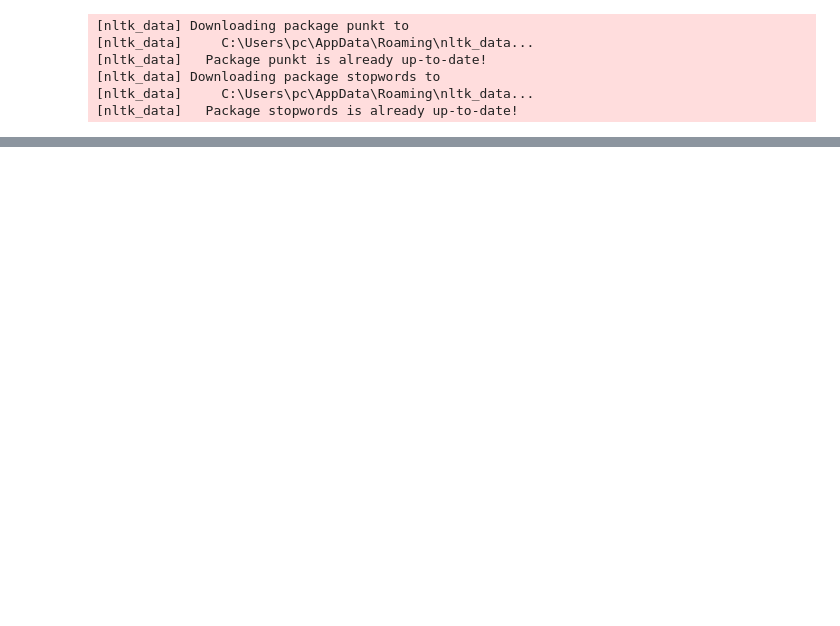
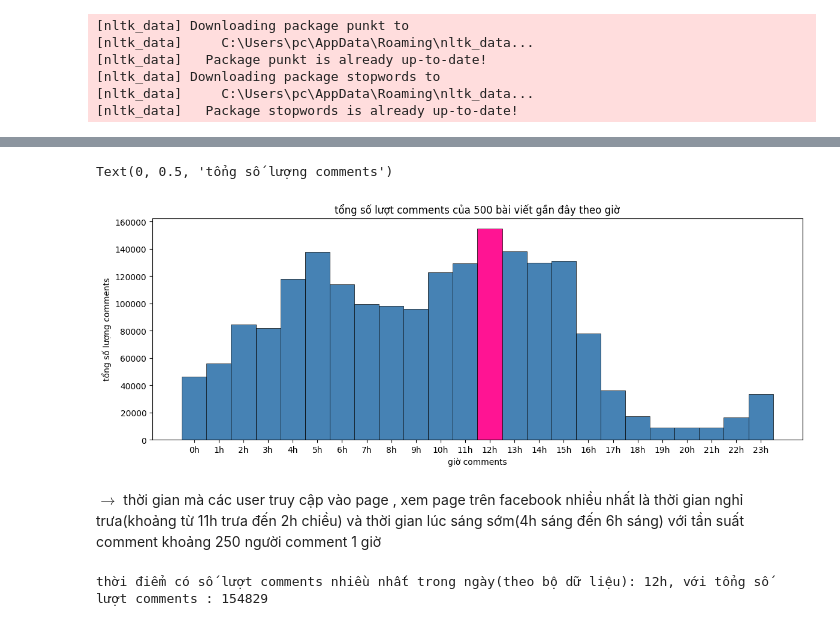
Before and after one commit to VuThanhDat14122004/big, a Jupyter notebook: analyze.ipynb, the cells around one changed output, grey strips where cells are left out. Drawn from its saved outputs; the diff is of its cells as text; code cells hidden in the pictures; blank space fills up the shorter version.

```diff
--- a/analyze.ipynb
+++ b/analyze.ipynb
@@ -292,0 +166,29 @@ Text(0.5, 0, 'Các bài viết')
+# %%
+#biểu đồ trực quan
+series_time_comments = pd.Series(list_time_comments_created)
+max_comment = series_time_comments.value_counts().sort_index().max()
+fig_time_comments ,ax_time_comments = plt.subplots(1,1)
+y = [(str(i)+'h')for i in range (0,24)]
+color_comment = []
+for i in range(24):
+    if series_time_comments.value_counts().sort_index().values[i] == max_comment:
+        color_comment.append('deeppink')
+    else:
+        color_comment.append('steelblue')
+ax_time_comments.bar(y, series_time_comments.value_counts().sort_index().values ,width=1, edgecolor="black", linewidth=0.5,color = color_comment)
+fig_time_comments
+fig_time_comments.set_figwidth(14)
+ax_time_comments.set_title('tổng số lượt comments của 500 bài viết gần đây theo giờ')
+ax_time_comments.set_xlabel('giờ comments')
+ax_time_comments.set_ylabel('tổng số lượng comments')
+# %% [output]
+Text(0, 0.5, 'tổng số lượng comments')
+[figure, added]
+# %% [markdown]
+$\rightarrow$ thời gian mà các user truy cập vào page , xem page trên facebook nhiều nhất là thời gian nghỉ trưa(khoảng từ 11h trưa đến 2h chiều) và thời gian lúc sáng sớm(4h sáng đến 6h sáng) với tần suất comment khoảng 250 người comment 1 giờ
+# %%
+#thời điểm có số lượt  comment nhiều nhất trong ngày:
+print("thời điểm có số lượt comments nhiều nhất trong ngày(theo bộ dữ liệu): %sh, với tổng số lượt comments : %s"%(series_time_comments.value_counts().head(1).index[0],
+                                                                                                              series_time_comments.value_counts().head(1).values[0]))
+# %% [output]
+thời điểm có số lượt comments nhiều nhất trong ngày(theo bộ dữ liệu): 12h, với tổng số lượt comments : 154829
```
Also changed, not shown: parts of 119 cells of this notebook, 24 other files.
